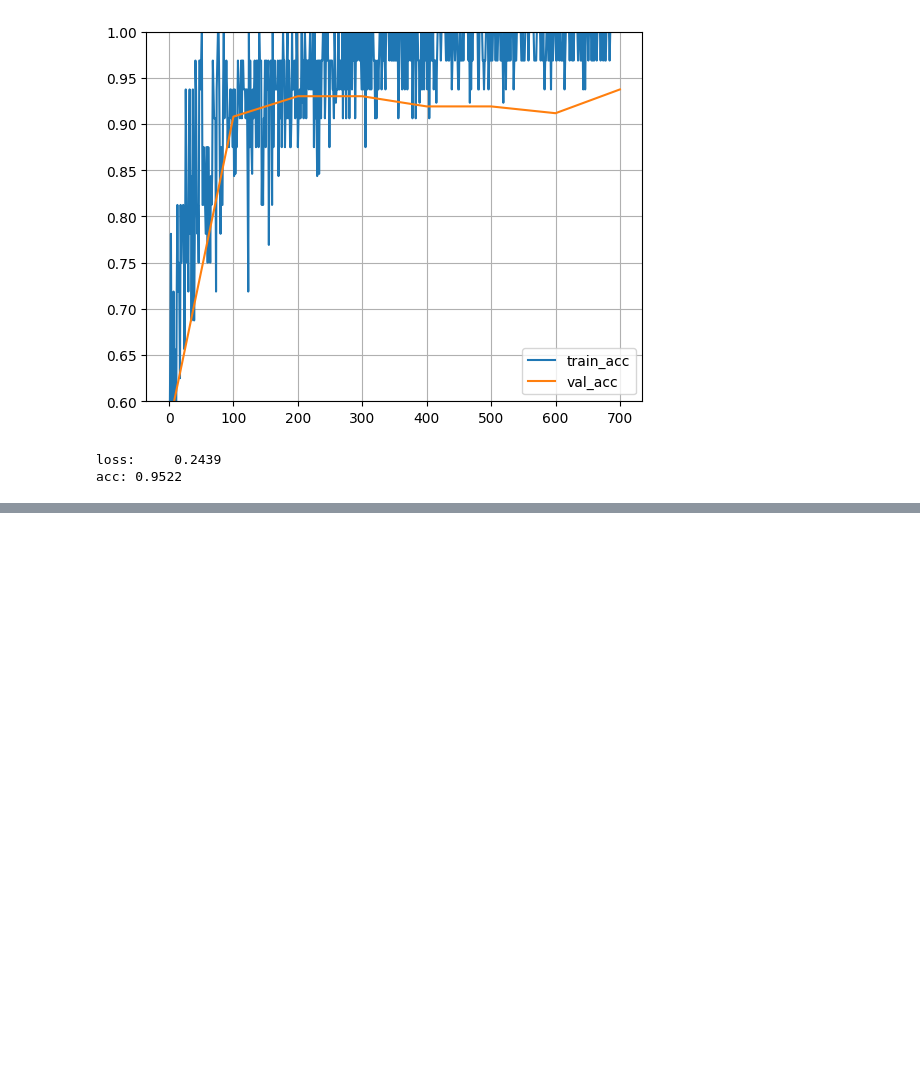
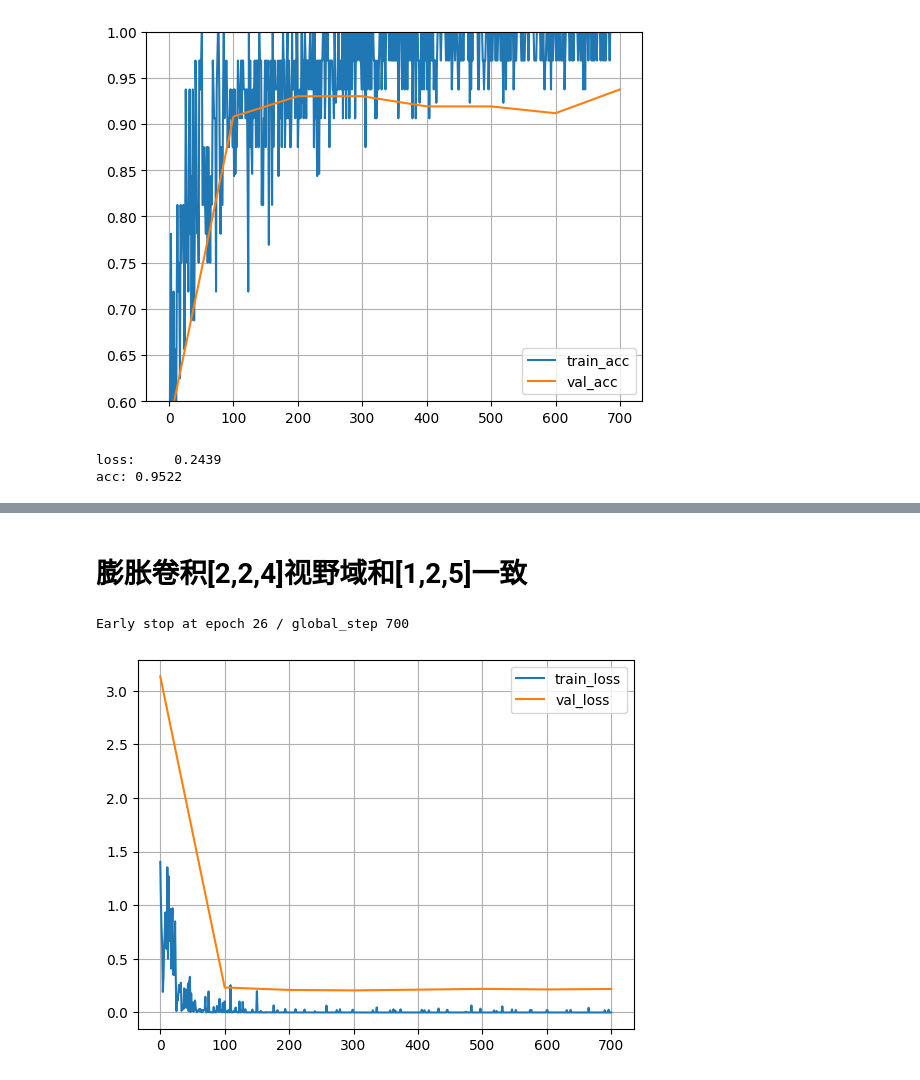
Before and after one commit to Brynn-jx/BJTU_DeepLearning, a Jupyter notebook: 卷积神经网络实验实验一.ipynb, the cells around one changed output, grey strips where cells are left out. Cells and saved outputs as stored; diff of their text form; code cells hidden in the pictures; blank space fills up the shorter version.

```diff
--- a/卷积神经网络实验实验一.ipynb
+++ b/卷积神经网络实验实验一.ipynb
@@ -895,0 +1050,2 @@ acc: 0.9522
+# %% [markdown]
+# 膨胀卷积[2,2,4]视野域和[1,2,5]一致
@@ -895,0 +1085,32 @@ acc: 0.9522
+# %%
+epoch = 100
+model_dialted2 = NnVehicleCNNDilated2()
+loss_fct_dialted = nn.CrossEntropyLoss()
+optimizer_dialted = torch.optim.Adam(model_dialted2.parameters(), lr=0.001)
+early_stop_callback = EarlyStopCallback(patience=5)
+model_dialted2 = model_dialted2.to(device)
+record_dialted = training_dialted(
+    model_dialted2,
+    train_dl_vehicle,
+    val_dl_vehicle,
+    epoch,
+    loss_fct_dialted,
+    optimizer_dialted,
+    early_stop_callback=early_stop_callback,
+    eval_step=100
+    )
+# %% [output]
+Early stop at epoch 26 / global_step 700
+# %%
+plt.plot([i["step"] for i in record_dialted["train"]], [i["loss"] for i in record_dialted["train"]], label="train_loss")
+plt.plot([i["step"] for i in record_dialted["val"]], [i["loss"] for i in record_dialted["val"]], label="val_loss")
+plt.grid()
+plt.legend()
+max_loss = max(
+    max([i["loss"] for i in record_dialted["train"]]),
+    max([i["loss"] for i in record_dialted["val"]])
+)
+# plt.ylim(0, 4)  # 上浮10%留出余量
+plt.show()
+# %% [output]
+[figure, added]
```
Also changed, not shown: parts of 16 cells of this notebook.
